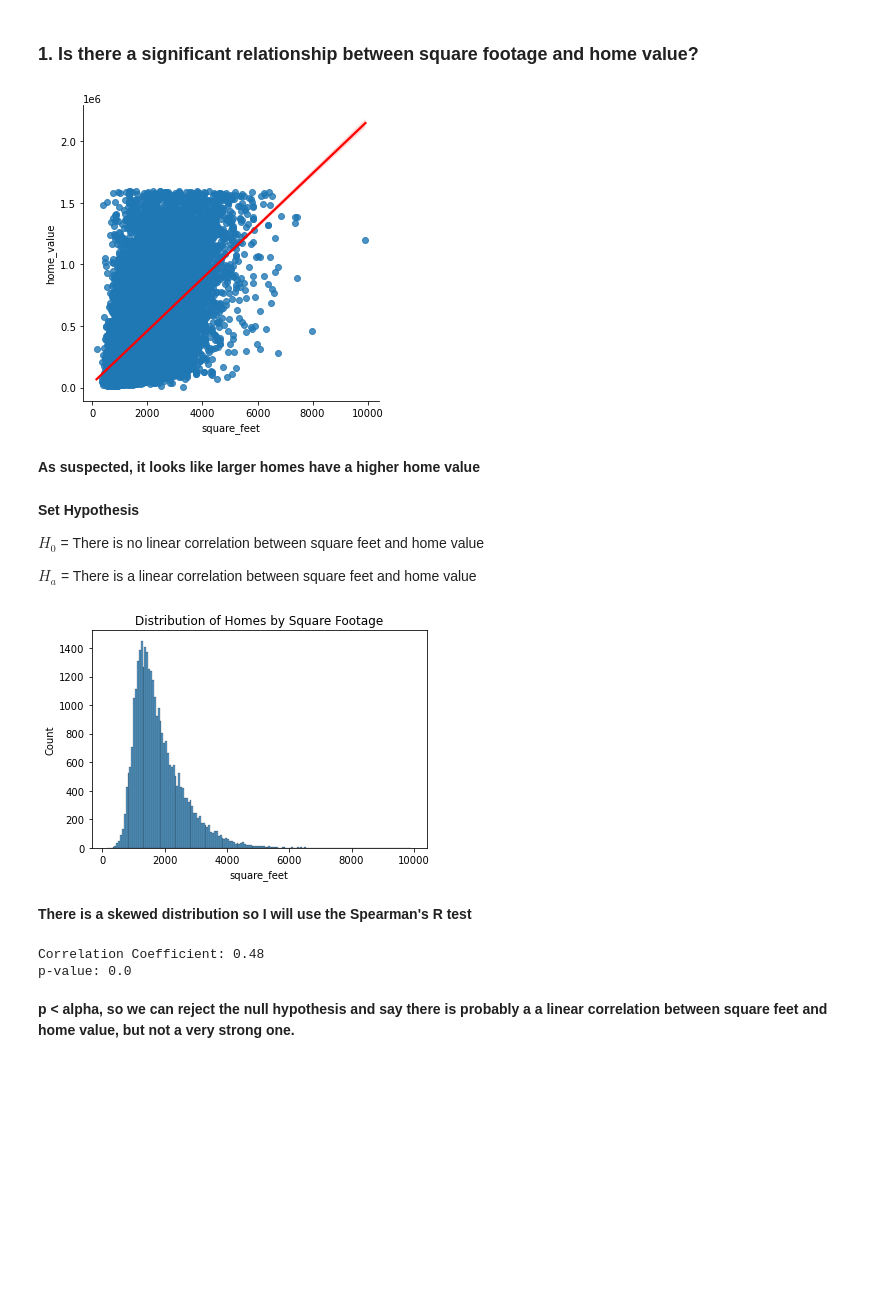
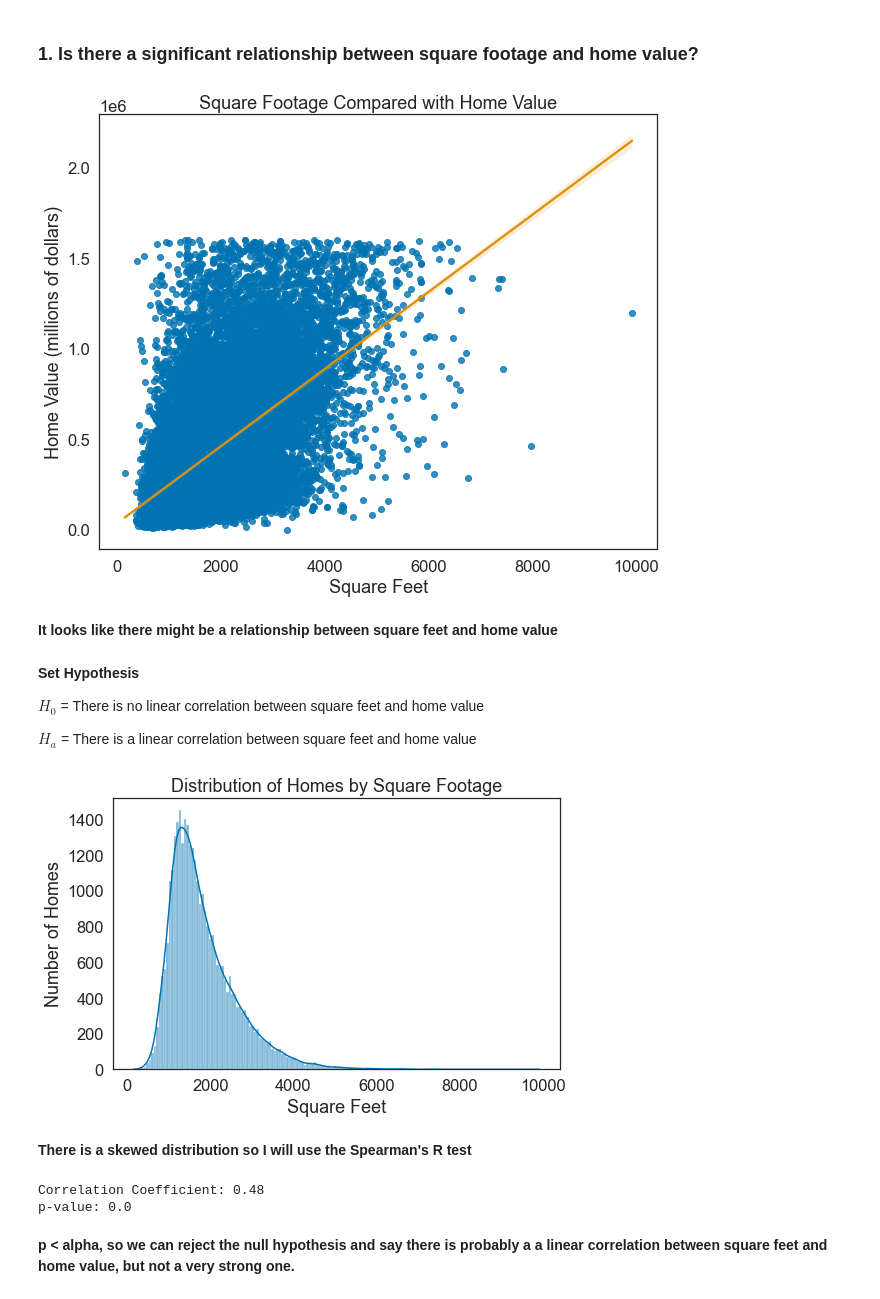
Before and after one commit to markydoug/zillow_project, a Jupyter notebook: report_draft1.ipynb, the cells around one changed output. Cells and saved outputs as stored; diff of their text form; code cells hidden in the pictures; blank space fills up the shorter version.

```diff
--- a/report_draft1.ipynb
+++ b/report_draft1.ipynb
@@ -92,11 +94,12 @@ train.head()
 # %% [markdown]
 ### 1. Is there a significant relationship between square footage and home value?
 # %%
-sns.lmplot('square_feet', 'home_value', data=train, line_kws={'color':'red'});
+#show comparison of square feet with home value
+e.square_feet_viz(train)
 # %% [output]
-[figure, old version]
+[figure, new version]
 # %% [markdown]
-**As suspected, it looks like larger homes have a higher home value**
+**It looks like there might be a relationship between square feet and home value**
 # %% [markdown]
 **Set Hypothesis**
 
@@ -104,23 +107,18 @@ $H_0$ = There is no linear correlation between square feet and home value
 
 $H_a$ = There is a linear correlation between square feet and home value
 # %%
-sns.histplot(data = train, x = 'square_feet')
-plt.title('Distribution of Homes by Square Footage')
-plt.show()
+#show distribution of homes by square footage
+e.sq_feet_home_distribution(train)
 # %% [output]
-[figure, old version]
+[figure, new version]
 # %% [markdown]
 **There is a skewed distribution so I will use the Spearman's R test**
-# %%
-#run spearman test to see if there is any linear correlation
-corr, p = stats.spearmanr(train.square_feet, train.home_value)
-#Running a significance test to determine whether we can reject the null:
-
-#print results
-print(f"Correlation Coefficient: {corr:.2}\np-value: {p:.4}")
-# %% [output]
-Correlation Coefficient: 0.48
-p-value: 0.0
+# %%
+#run spearman test and show results
+e.sq_feet_spearmanr(train)
+# %% [output]
+Correlation Coefficient: 0.48
+p-value: 0.0
 # %% [markdown]
 **p < alpha, so we can reject the null hypothesis and say there is probably a a linear correlation between square feet and home value, but not a very strong one.**
 # %% [markdown]
```
Also changed, not shown: parts of 19 cells of this notebook.
